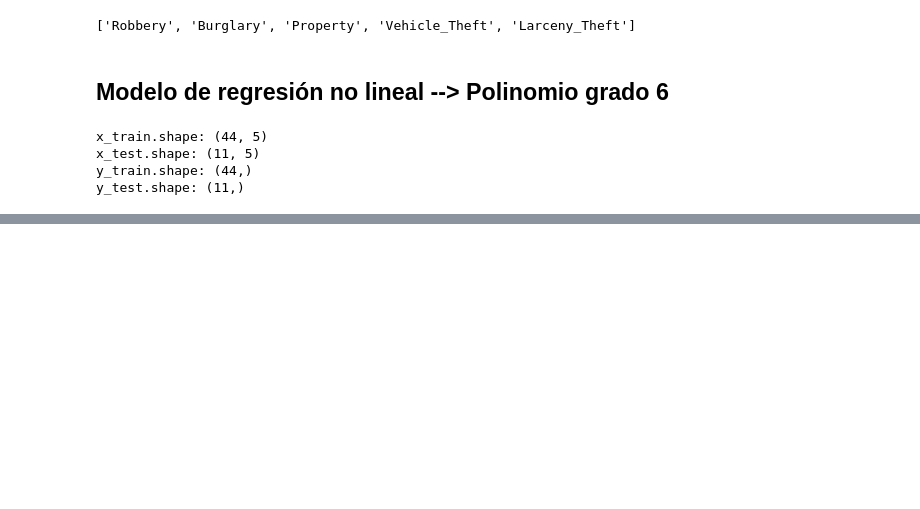
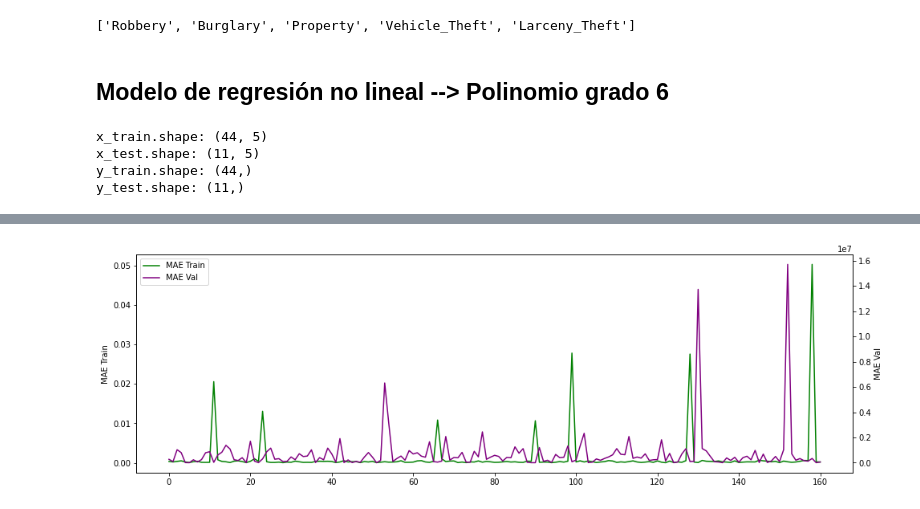
Before and after one commit to leo90rc/Leonardo.DataScience, a Jupyter notebook: week10_ML_competition_pca_kmeans/day1_gridsearch_pipelines/exercises/3.crime.ipynb, the cells around one changed output, grey strips where cells are left out. Drawn from its saved outputs; the diff is of its cells as text; code cells hidden in the pictures; blank space fills up the shorter version.

```diff
--- a/week10_ML_competition_pca_kmeans/day1_gridsearch_pipelines/exercises/3.crime.ipynb
+++ b/week10_ML_competition_pca_kmeans/day1_gridsearch_pipelines/exercises/3.crime.ipynb
@@ -143,0 +245,15 @@ LinearRegression()
+# %%
+fig, ax = plt.subplots(figsize = (16,5))
+ax.plot(df_error['MAE Train'], label = 'MAE Train', color = 'green')
+ax.set_ylabel('MAE Train')
+ax2 = ax.twinx()
+ax2.plot(df_error['MAE Val'], label= 'MAE Val', color = 'purple')
+ax2.set_ylabel('MAE Val')
+
+lines1, labels1 = ax.get_legend_handles_labels()
+lines2, labels2 = ax2.get_legend_handles_labels()
+lines = lines1 + lines2
+labels = labels1 + labels2
+ax.legend(lines, labels, loc=0);
+# %% [output]
+[figure, added]
```
Also changed, not shown: parts of 8 cells of this notebook, 10 other files.
